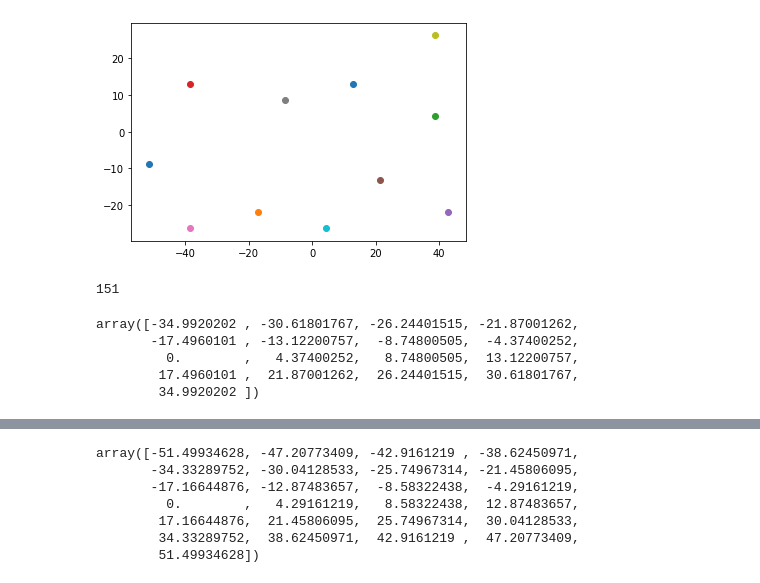
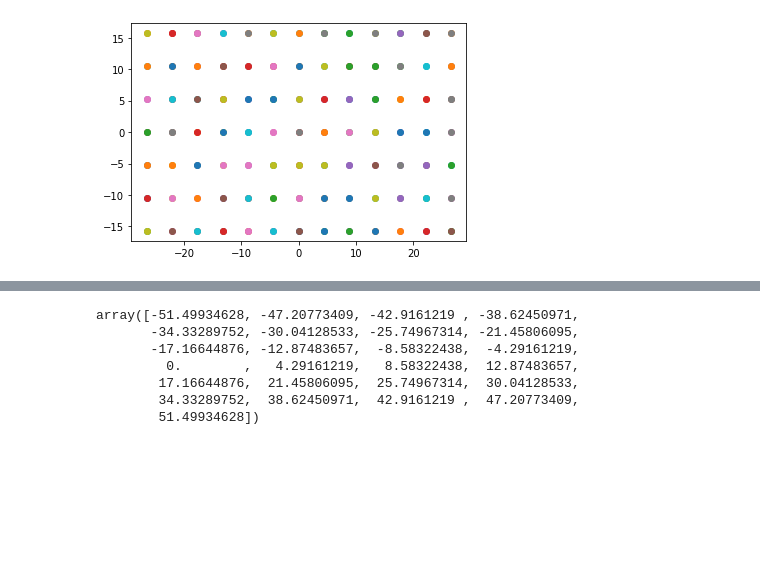
Before and after one commit to mariinaxu/simple-vs, a Jupyter notebook: TestLocallySparseNoise.ipynb, the cells around one changed output, grey strips where cells are left out. Saved outputs shown, nothing was run; the diff lists cells and outputs as text; code cells hidden in the pictures; blank space fills up the shorter version.

```diff
--- a/TestLocallySparseNoise.ipynb
+++ b/TestLocallySparseNoise.ipynb
@@ -525,2 +403,0 @@ lsn.generate_movie_by_index()
-# %%
-frame_test = lsn.frames_unique[5][1]
@@ -526,0 +411,2 @@ frame_test = lsn.frames_unique[5][1]
+# %%
+probes_image = np.zeros((lsn.alt_probe_coords.shape[0], lsn.azi_probe_coords.shape[0]))
@@ -526,0 +420,7 @@ frame_test = lsn.frames_unique[5][1]
+# %%
+max_n_probes = 0
+for i in range(len(lsn.frames_unique)):
+    tmp = len(lsn.frames_unique[i][1])
+    if tmp > max_n_probes:
+        max_n_probes = tmp
+        print(max_n_probes)
@@ -526,0 +434,6 @@ frame_test = lsn.frames_unique[5][1]
+# %%
+for i in range(len(lsn.frames_unique)):
+    for probe in lsn.frames_unique[i][1]:
+        alt, azi = probe[0:2]
+        row, col = lsn.look_up_probe_coordinate(alt, azi)
+        probes_image[row, col] += 1
@@ -527,20 +450,8 @@ frame_test = lsn.frames_unique[5][1]
 # %%
 plt.figure()
-for frame in frame_test:
-    plt.scatter(x=frame[1], y=frame[0])
+for i in range(len(lsn.frames_unique)):
+    frame_test = lsn.frames_unique[i][1]
+    for frame in frame_test:
+        plt.scatter(x=frame[0], y=frame[0])
 # %% [output]
-[figure, old version]
+[figure, new version]
-# %%
-len(lsn.frames_unique)
-# %% [output]
-151
-# %%
-def __init__(self, monitor, min_distance=20., grid_space=(10., 10.), probe_size=(10., 10.), probe_orientation=0.,
-                 probe_frame_num=6, subregion=None, sign='ON-OFF', iteration=1, repeat=1):
-        """
-# %% [output]
-array([-34.9920202 , -30.61801767, -26.24401515, -21.87001262,
-       -17.4960101 , -13.12200757,  -8.74800505,  -4.37400252,
-         0.        ,   4.37400252,   8.74800505,  13.12200757,
-        17.4960101 ,  21.87001262,  26.24401515,  30.61801767,
-        34.9920202 ])
```
Also changed, not shown: parts of 17 cells of this notebook, 8 other files.
